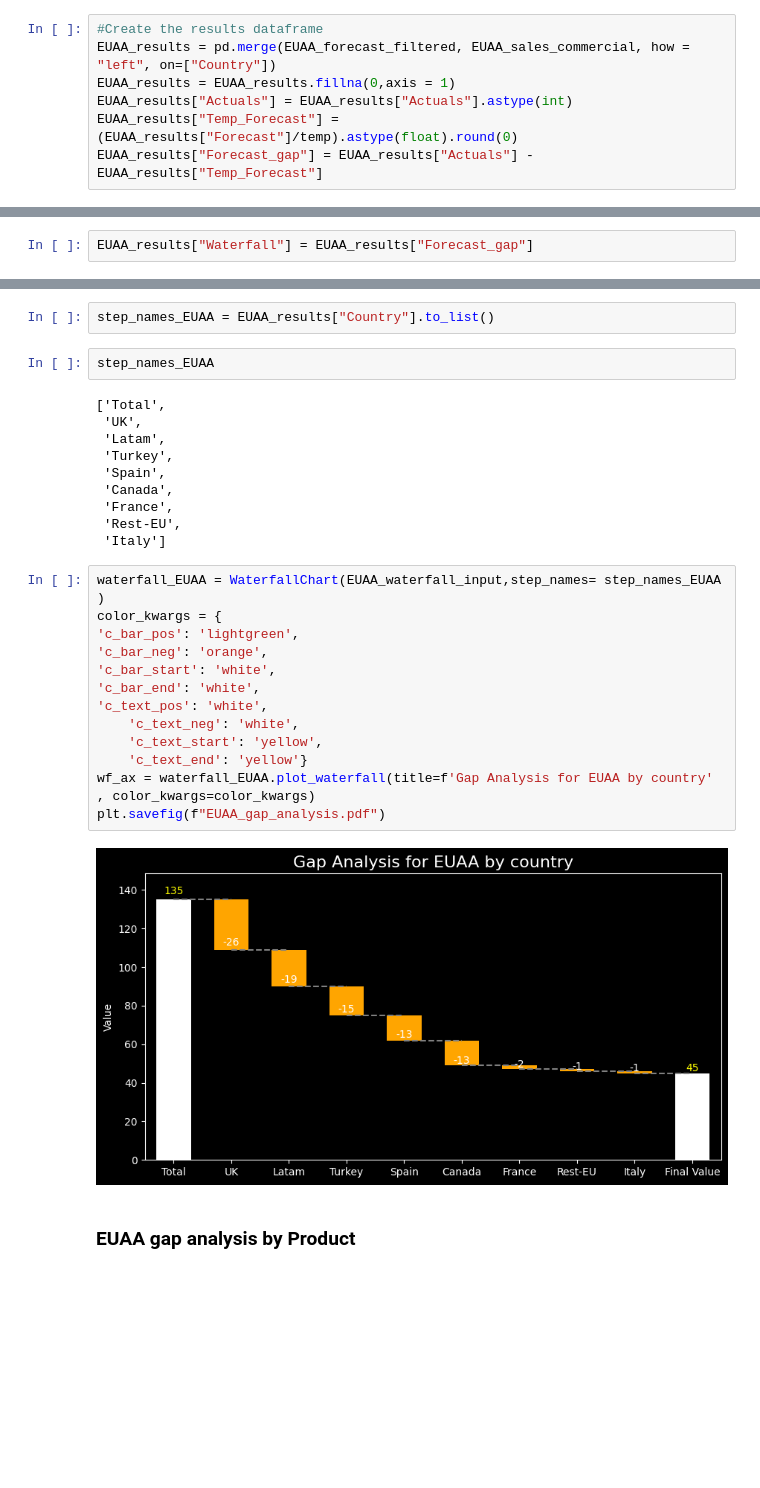
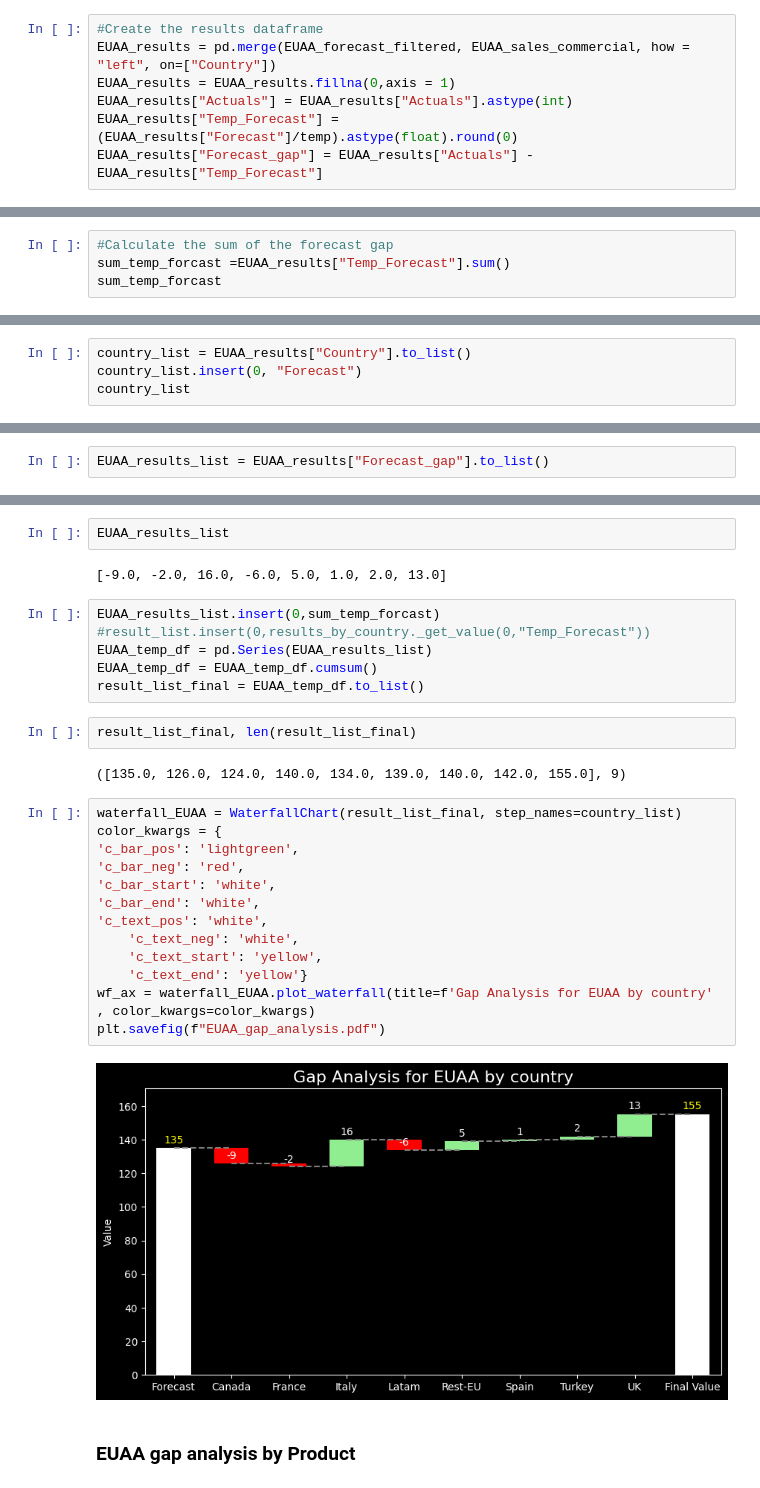
Before and after one commit to aws-silver-surfer/Prod_Dashboards, a Jupyter notebook: Source/difference.ipynb, the cells around one changed output, grey strips where cells are left out. Saved outputs shown, nothing was run; the diff lists cells and outputs as text; blank space fills up the shorter version.

```diff
--- a/Source/difference.ipynb
+++ b/Source/difference.ipynb
@@ -241,0 +310,4 @@ EUAA_results.head(5)
+# %%
+#Calculate the sum of the forecast gap
+sum_temp_forcast =EUAA_results["Temp_Forecast"].sum()
+sum_temp_forcast
@@ -241,0 +316,4 @@ EUAA_results.head(5)
+# %%
+country_list = EUAA_results["Country"].to_list()
+country_list.insert(0, "Forecast")
+country_list
@@ -242,2 +334,2 @@ EUAA_results.head(5)
 # %%
-EUAA_results["Waterfall"] = EUAA_results["Forecast_gap"]
+EUAA_results_list = EUAA_results["Forecast_gap"].to_list()
@@ -306,32 +336,32 @@ EUAA_waterfall_input = EUAA_results["Waterfall_cumsum"].astype("int").to_list()
-# %%
-step_names_EUAA = EUAA_results["Country"].to_list()
-# %%
-step_names_EUAA
-# %% [output]
-['Total',
- 'UK',
- 'Latam',
- 'Turkey',
- 'Spain',
- 'Canada',
- 'France',
- 'Rest-EU',
- 'Italy']
+# %%
+EUAA_results_list
+# %% [output]
+[-9.0, -2.0, 16.0, -6.0, 5.0, 1.0, 2.0, 13.0]
+# %%
+EUAA_results_list.insert(0,sum_temp_forcast)
+#result_list.insert(0,results_by_country._get_value(0,"Temp_Forecast"))
+EUAA_temp_df = pd.Series(EUAA_results_list)
+EUAA_temp_df = EUAA_temp_df.cumsum()
+result_list_final = EUAA_temp_df.to_list()
+# %%
+result_list_final, len(result_list_final)
+# %% [output]
+([135.0, 126.0, 124.0, 140.0, 134.0, 139.0, 140.0, 142.0, 155.0], 9)
 # %%
-waterfall_EUAA = WaterfallChart(EUAA_waterfall_input,step_names= step_names_EUAA )
+waterfall_EUAA = WaterfallChart(result_list_final, step_names=country_list)
 color_kwargs = {
 'c_bar_pos': 'lightgreen',
-'c_bar_neg': 'orange',
+'c_bar_neg': 'red',
 'c_bar_start': 'white',
 'c_bar_end': 'white',
 'c_text_pos': 'white',
     'c_text_neg': 'white',
     'c_text_start': 'yellow',
     'c_text_end': 'yellow'}
 wf_ax = waterfall_EUAA.plot_waterfall(title=f'Gap Analysis for EUAA by country' , color_kwargs=color_kwargs)
 plt.savefig(f"EUAA_gap_analysis.pdf")
 # %% [output]
-[figure, old version]
+[figure, new version]
 # %% [markdown]
 ### EUAA gap analysis by Product
 # %%
```
Also changed, not shown: parts of 61 cells of this notebook, 9 other files.
